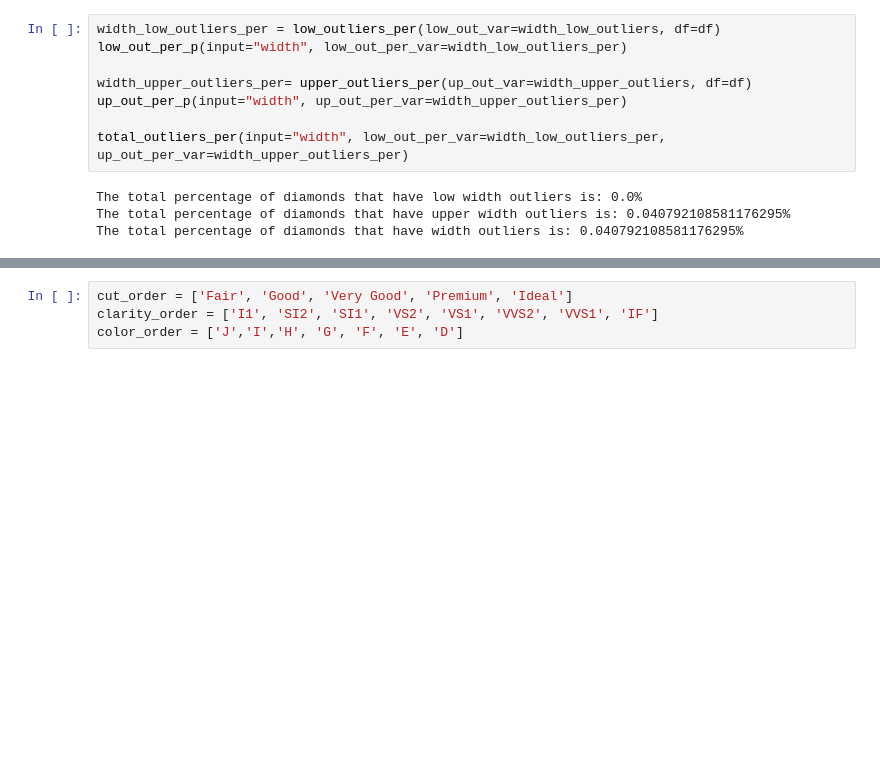
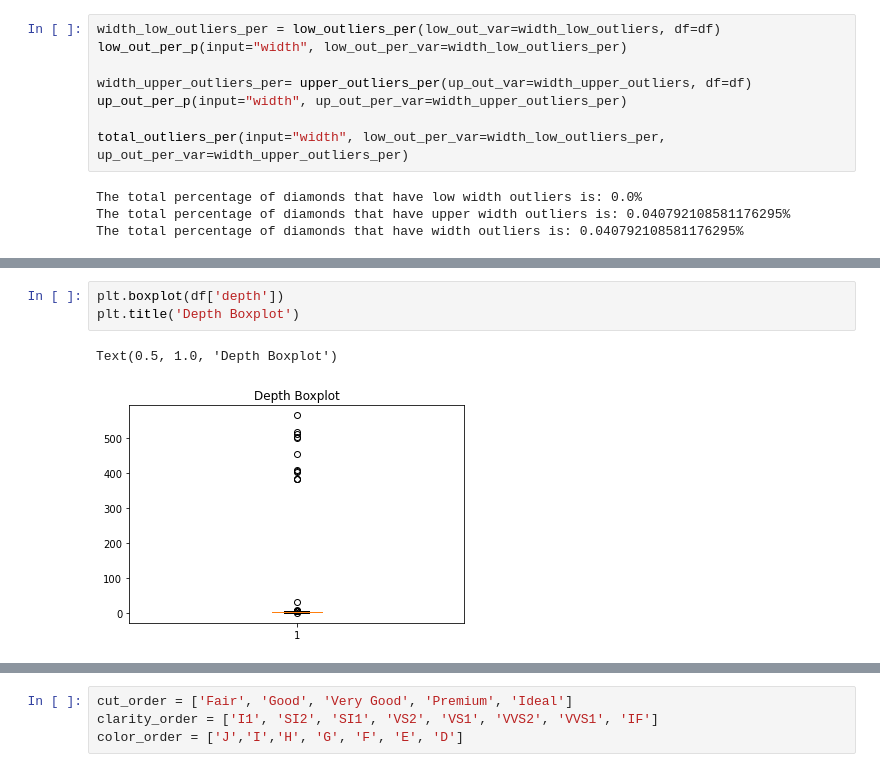
Before and after one commit to franco3x/Diamonds-EDA, a Jupyter notebook: Diamonds EDA.ipynb, the cells around one changed output, grey strips where cells are left out. Drawn from its saved outputs; the diff is of its cells as text; blank space fills up the shorter version.

```diff
--- a/Diamonds EDA.ipynb
+++ b/Diamonds EDA.ipynb
@@ -756,0 +781,6 @@ The total percentage of diamonds that have width outliers is: 0.0407921085811762
+# %%
+plt.boxplot(df['depth'])
+plt.title('Depth Boxplot')
+# %% [output]
+Text(0.5, 1.0, 'Depth Boxplot')
+[figure, added]
```
Also changed, not shown: parts of 7 cells of this notebook.
